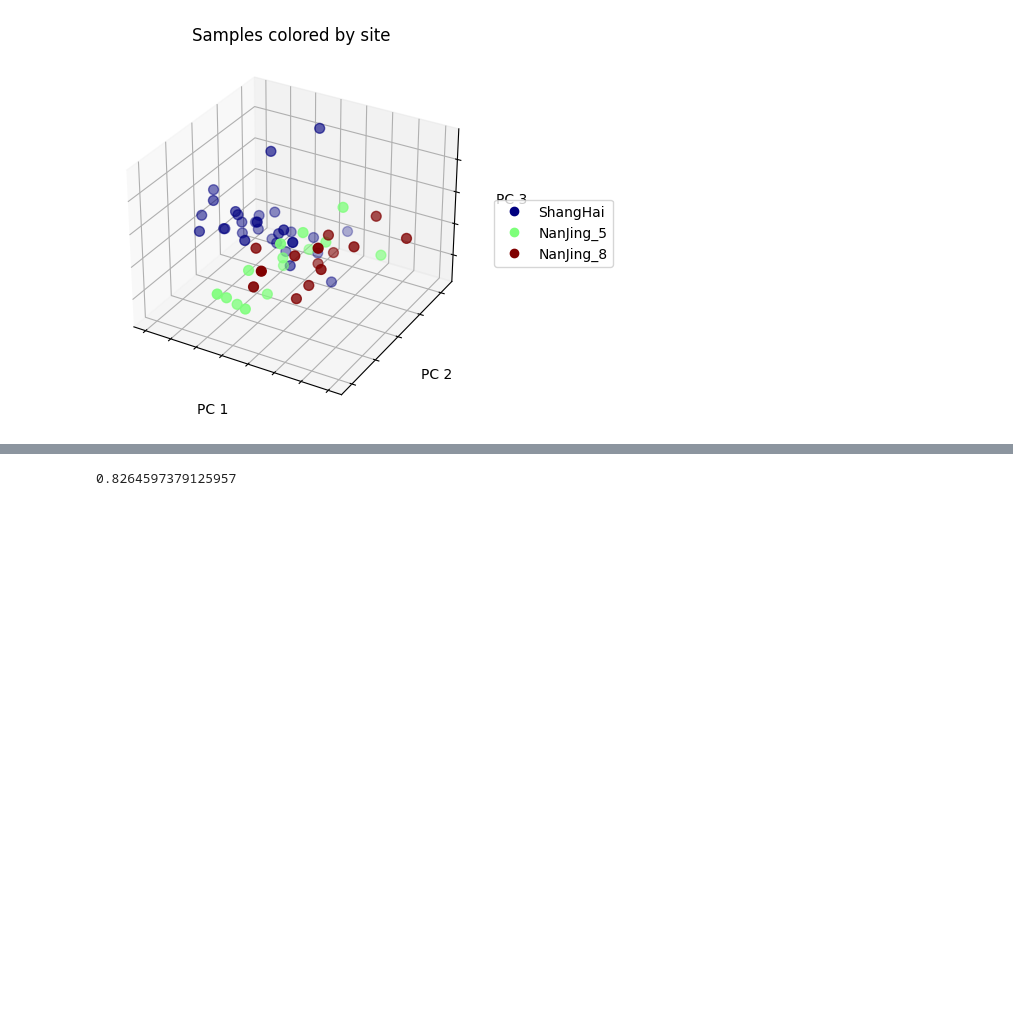
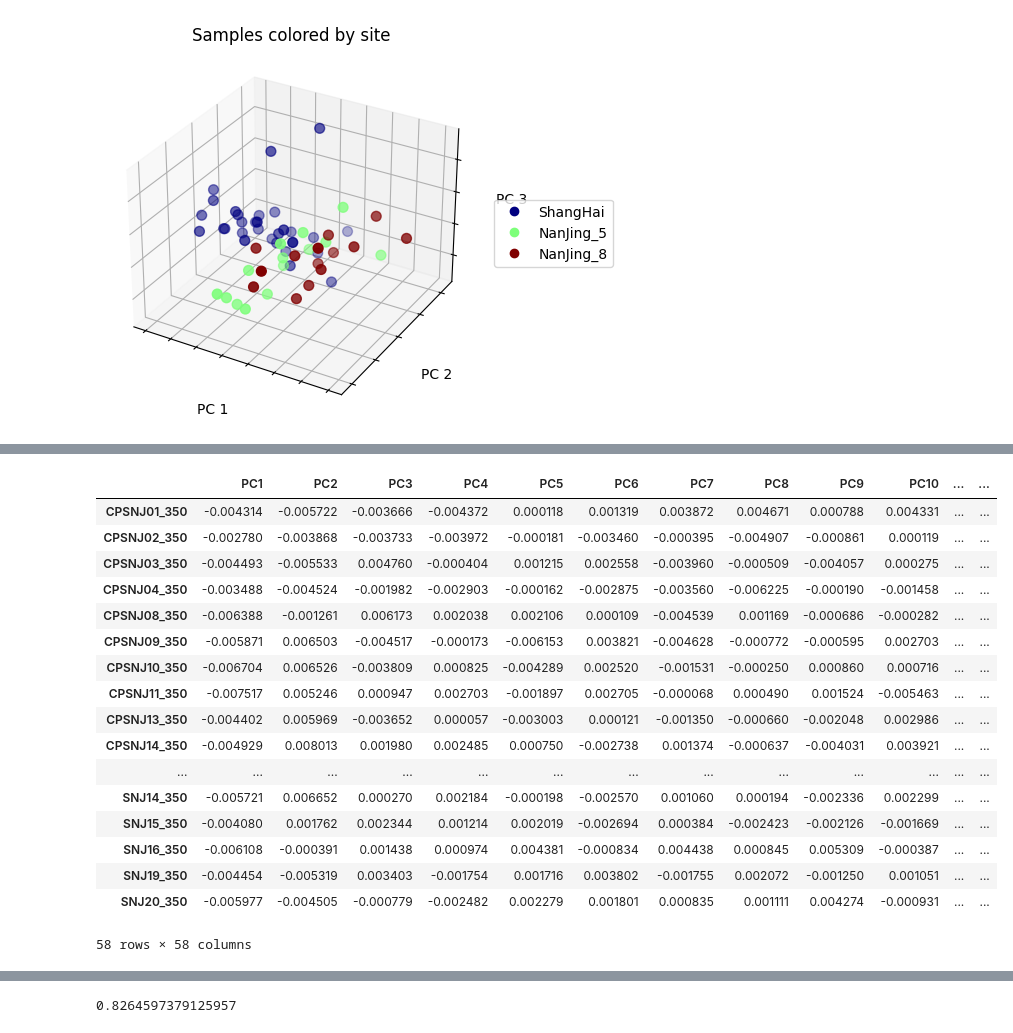
Before and after one commit to BigDataBiology/Duan2026_urban_soil, a Jupyter notebook: analysis/analysis.ipynb, the cells around one changed output, grey strips where cells are left out. Cells and saved outputs as stored; diff of their text form; code cells hidden in the pictures; blank space fills up the shorter version.

```diff
--- a/analysis/analysis.ipynb
+++ b/analysis/analysis.ipynb
@@ -733,0 +771,14 @@ fig = bc_pc.plot(sample_meta, 'Site',
+# %%
+otus_filt = otu_tab[otu_tab.sum(axis=1) >= 100]
+otus_filt_wo0 = otus_filt[otus_filt.sum(axis=1) > 0]
+otus_filt_wo0 = otus_filt_wo0.loc[:,otus_filt_wo0.sum(axis=0) > 0]
+
+otus_filt_wo0['Sum'] = otus_filt_wo0.sum(axis=1)
+otus_RA = otus_filt_wo0.iloc[:, :].div(otus_filt_wo0.Sum, axis=0)
+otus_RA = otus_RA.drop(['Sum'], axis=1)
+
+otus_RA = otus_RA.T
+otus_RA['Mean'] = otus_RA.mean(axis=1)
+otus_RA_filt = otus_RA.loc[otus_RA['Mean'].between(0.00001, 1)]
+otus_RA_filt = otus_RA_filt.drop(['Mean'], axis=1)
+otus_RA_filt
@@ -733,0 +889,22 @@ fig = bc_pc.plot(sample_meta, 'Site',
+# %%
+df = bc_pcoa.samples
+df
+# %% [output]
+|  | PC1 | PC2 | PC3 | PC4 | PC5 | PC6 | PC7 | PC8 | PC9 | PC10 | ... | ... |
+| CPSNJ01_350 | -0.004314 | -0.005722 | -0.003666 | -0.004372 | 0.000118 | 0.001319 | 0.003872 | 0.004671 | 0.000788 | 0.004331 | ... | ... |
+| CPSNJ02_350 | -0.002780 | -0.003868 | -0.003733 | -0.003972 | -0.000181 | -0.003460 | -0.000395 | -0.004907 | -0.000861 | 0.000119 | ... | ... |
+| CPSNJ03_350 | -0.004493 | -0.005533 | 0.004760 | -0.000404 | 0.001215 | 0.002558 | -0.003960 | -0.000509 | -0.004057 | 0.000275 | ... | ... |
+| CPSNJ04_350 | -0.003488 | -0.004524 | -0.001982 | -0.002903 | -0.000162 | -0.002875 | -0.003560 | -0.006225 | -0.000190 | -0.001458 | ... | ... |
+| CPSNJ08_350 | -0.006388 | -0.001261 | 0.006173 | 0.002038 | 0.002106 | 0.000109 | -0.004539 | 0.001169 | -0.000686 | -0.000282 | ... | ... |
+| CPSNJ09_350 | -0.005871 | 0.006503 | -0.004517 | -0.000173 | -0.006153 | 0.003821 | -0.004628 | -0.000772 | -0.000595 | 0.002703 | ... | ... |
+| CPSNJ10_350 | -0.006704 | 0.006526 | -0.003809 | 0.000825 | -0.004289 | 0.002520 | -0.001531 | -0.000250 | 0.000860 | 0.000716 | ... | ... |
+| CPSNJ11_350 | -0.007517 | 0.005246 | 0.000947 | 0.002703 | -0.001897 | 0.002705 | -0.000068 | 0.000490 | 0.001524 | -0.005463 | ... | ... |
+| CPSNJ13_350 | -0.004402 | 0.005969 | -0.003652 | 0.000057 | -0.003003 | 0.000121 | -0.001350 | -0.000660 | -0.002048 | 0.002986 | ... | ... |
+| CPSNJ14_350 | -0.004929 | 0.008013 | 0.001980 | 0.002485 | 0.000750 | -0.002738 | 0.001374 | -0.000637 | -0.004031 | 0.003921 | ... | ... |
+| ... | ... | ... | ... | ... | ... | ... | ... | ... | ... | ... | ... | ... |
+| SNJ14_350 | -0.005721 | 0.006652 | 0.000270 | 0.002184 | -0.000198 | -0.002570 | 0.001060 | 0.000194 | -0.002336 | 0.002299 | ... | ... |
+| SNJ15_350 | -0.004080 | 0.001762 | 0.002344 | 0.001214 | 0.002019 | -0.002694 | 0.000384 | -0.002423 | -0.002126 | -0.001669 | ... | ... |
+| SNJ16_350 | -0.006108 | -0.000391 | 0.001438 | 0.000974 | 0.004381 | -0.000834 | 0.004438 | 0.000845 | 0.005309 | -0.000387 | ... | ... |
+| SNJ19_350 | -0.004454 | -0.005319 | 0.003403 | -0.001754 | 0.001716 | 0.003802 | -0.001755 | 0.002072 | -0.001250 | 0.001051 | ... | ... |
+| SNJ20_350 | -0.005977 | -0.004505 | -0.000779 | -0.002482 | 0.002279 | 0.001801 | 0.000835 | 0.001111 | 0.004274 | -0.000931 | ... | ... |
+58 rows × 58 columns
```
Also changed, not shown: parts of 13 cells of this notebook, 2 other files.
